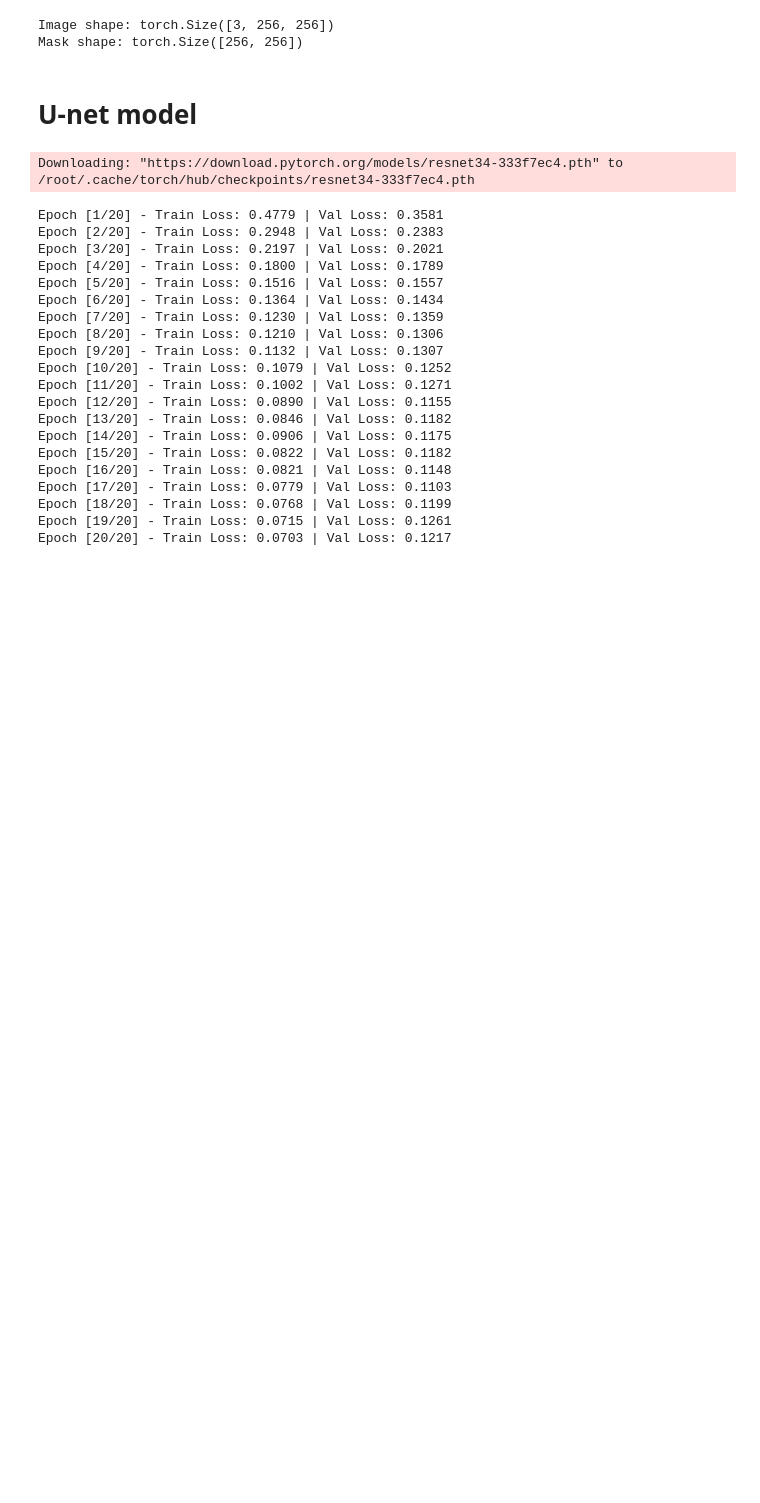
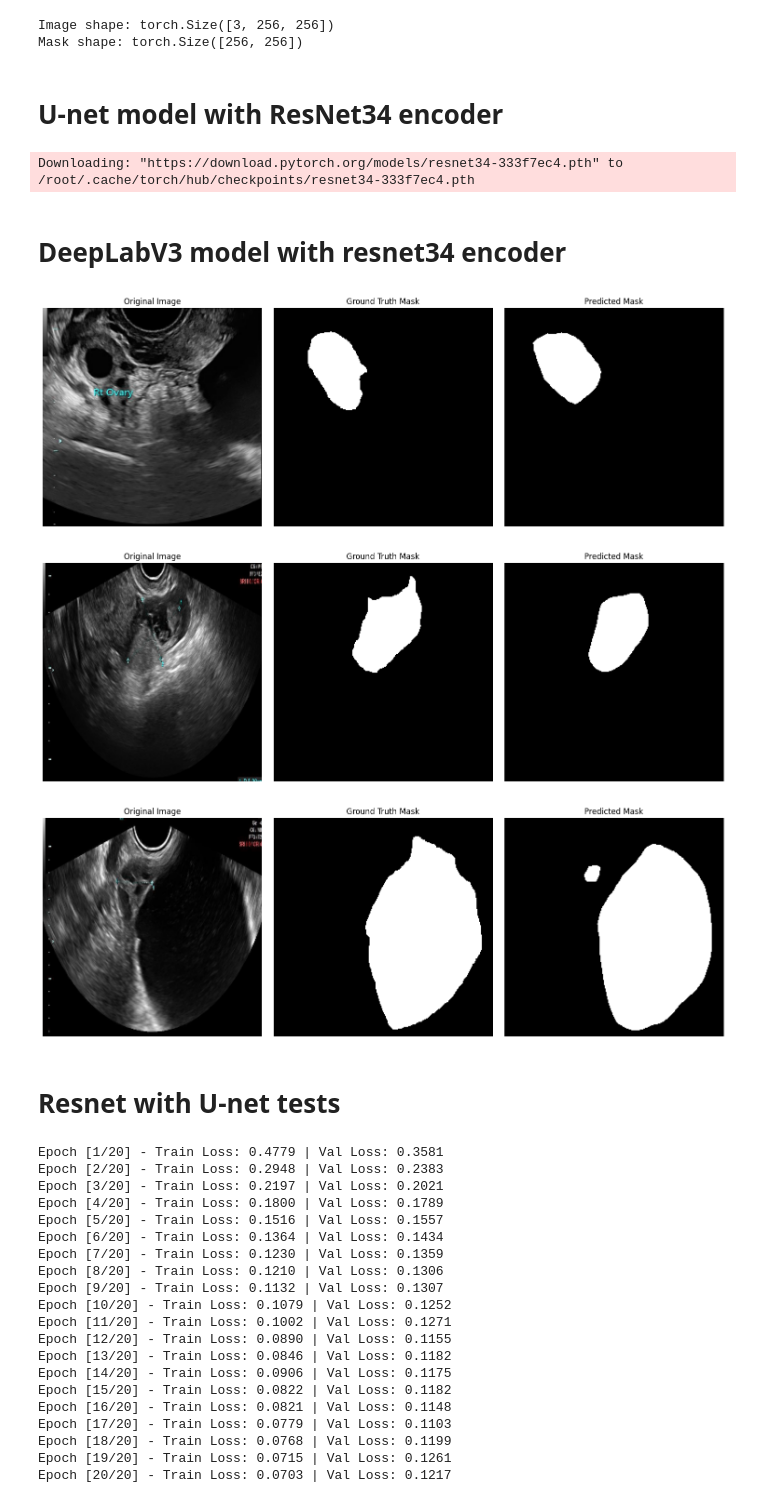
Before and after one commit to mariacristina-s/ovariancancer_segmentation, a Jupyter notebook: main.ipynb, the cells around one changed output. Drawn from its saved outputs; the diff is of its cells as text; code cells hidden in the pictures; blank space fills up the shorter version.

```diff
--- a/main.ipynb
+++ b/main.ipynb
@@ -135,7 +137,7 @@ print("Mask shape:", sample_mask.shape)  # (1 - channel grey images, Height, Wid
 Image shape: torch.Size([3, 256, 256])
 Mask shape: torch.Size([256, 256])
 # %% [markdown]
-# U-net model
+# U-net model with ResNet34 encoder
 # %%
 import segmentation_models_pytorch as smp
 import torch.nn as nn
@@ -152,3 +154,19 @@ model = smp.Unet(
 )
 # %% [output]
 Downloading: "https://download.pytorch.org/models/resnet34-333f7ec4.pth" to /root/.cache/torch/hub/checkpoints/resnet34-333f7ec4.pth
+# %% [markdown]
+# DeepLabV3 model with resnet34 encoder
+# %%
+import segmentation_models_pytorch as smp
+import torch.nn as nn
+import torch.optim as optim
+
+"""
+DeepLabV3 with pretrained encoder (resnet34)
+"""
+model = smp.DeepLabV3(
+    encoder_name="resnet34",
+    in_channels=3,
+    classes=1,
+    activation=None
+)
@@ -155,3 +248,53 @@ Downloading: "https://download.pytorch.org/models/resnet34-333f7ec4.pth" to /roo
+# %%
+import matplotlib.pyplot as plt
+import numpy as np
+
+# Put the model in evaluation mode
+model.eval()
+
+# Get one batch from the validation loader
+images, masks = next(iter(val_loader))
+images = images.to(device)
+
+with torch.no_grad():
+    outputs = model(images)  # raw logits from the model
+    probs = torch.sigmoid(outputs)
+    preds = (probs > 0.5).float()  # binary predictions
+
+# Move data back to CPU and convert to numpy arrays for visualization
+images = images.cpu().numpy()  # shape: [B, 3, H, W]
+masks = masks.cpu().numpy()    # shape: [B, H, W]
+preds = preds.cpu().numpy()    # shape: [B, 1, H, W]
+
+# Visualize a few samples (e.g., the first 3 images in the batch)
+num_samples = 3
+for i in range(num_samples):
+    fig, axes = plt.subplots(1, 3, figsize=(15, 5))
+
+    # Original image: convert from [3, H, W] to [H, W, 3] and cast to uint8
+    img = images[i].transpose(1, 2, 0).astype(np.uint8)
+    axes[0].imshow(img)
+    axes[0].set_title("Original Image")
+    axes[0].axis("off")
+
+    # Ground truth mask: already in [H, W]
+    axes[1].imshow(masks[i], cmap="gray")
+    axes[1].set_title("Ground Truth Mask")
+    axes[1].axis("off")
+
+    # Predicted mask: squeeze to get [H, W]
+    axes[2].imshow(preds[i].squeeze(), cmap="gray")
+    axes[2].set_title("Predicted Mask")
+    axes[2].axis("off")
+
+    plt.tight_layout()
+    plt.show()
+# %% [output]
+[figure, added]
+[figure, added]
+[figure, added]
+# %% [markdown]
+# Resnet with U-net tests
 # %%
 dice_loss = smp.losses.DiceLoss(mode='binary')
 bce_loss = nn.BCEWithLogitsLoss()
```
Also changed, not shown: parts of 8 cells of this notebook.
